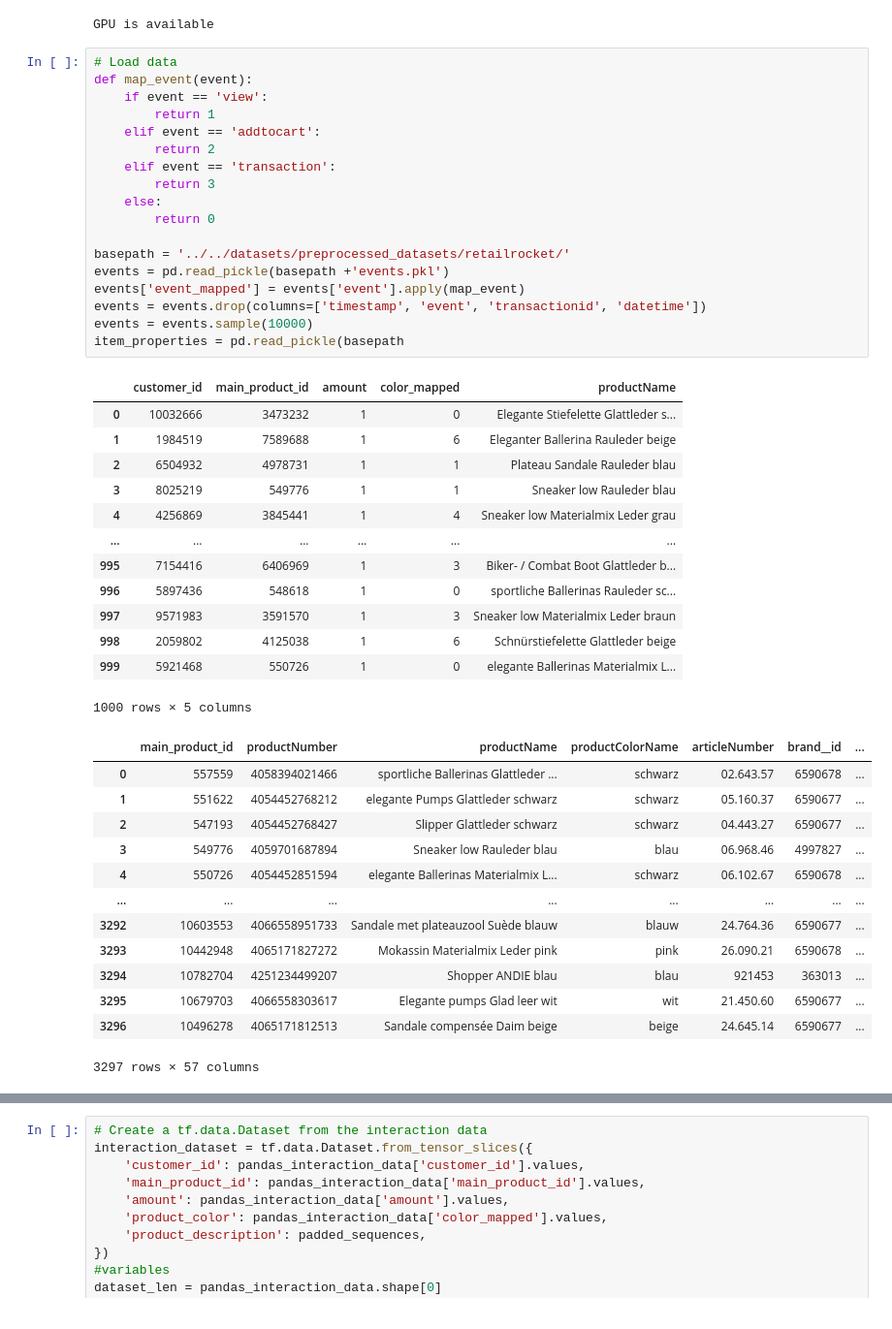
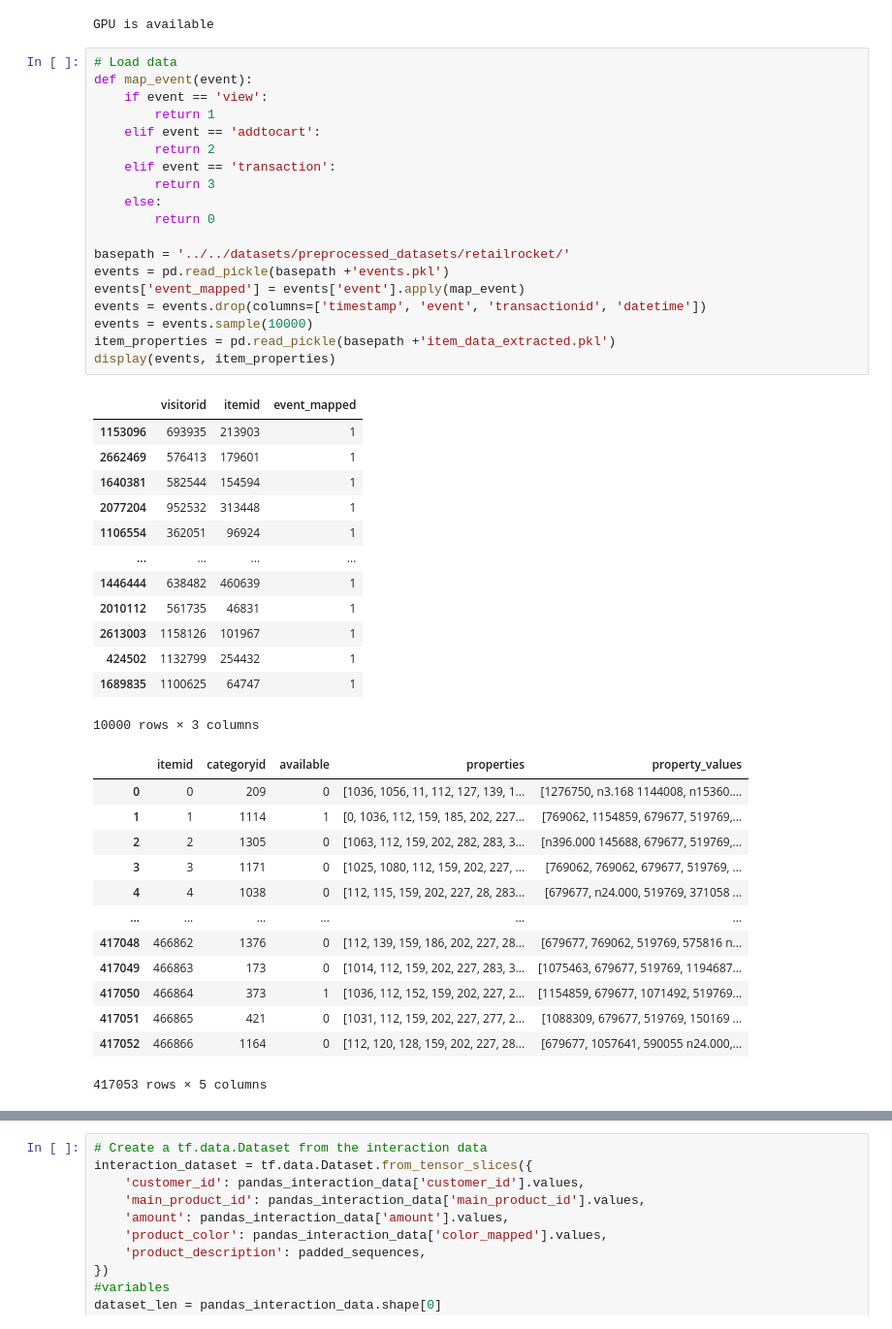
Before and after one commit to tomhuber96/master-thesis-practical-part, a Jupyter notebook: DL/retailrocket/detail_rocket_tensorflow_recommendations.ipynb, the cells around one changed output, grey strips where cells are left out. Shown: that part at 97% size. Drawn from its saved outputs; the diff is of its cells as text.

```diff
--- a/DL/retailrocket/detail_rocket_tensorflow_recommendations.ipynb
+++ b/DL/retailrocket/detail_rocket_tensorflow_recommendations.ipynb
@@ -22,48 +22,49 @@ GPU is available
 # %%
 # Load data
 def map_event(event):
     if event == 'view':
         return 1
     elif event == 'addtocart':
         return 2
     elif event == 'transaction':
         return 3
     else:
         return 0
 
 basepath = '../../datasets/preprocessed_datasets/retailrocket/'
 events = pd.read_pickle(basepath +'events.pkl')
 events['event_mapped'] = events['event'].apply(map_event)
 events = events.drop(columns=['timestamp', 'event', 'transactionid', 'datetime'])
 events = events.sample(10000)
-item_properties = pd.read_pickle(basepath
+item_properties = pd.read_pickle(basepath +'item_data_extracted.pkl')
+display(events, item_properties)
 # %% [output]
-|  | customer_id | main_product_id | amount | color_mapped | productName |
-| 0 | 10032666 | 3473232 | 1 | 0 | Elegante Stiefelette Glattleder s... |
-| 1 | 1984519 | 7589688 | 1 | 6 | Eleganter Ballerina Rauleder beige |
-| 2 | 6504932 | 4978731 | 1 | 1 | Plateau Sandale Rauleder blau |
-| 3 | 8025219 | 549776 | 1 | 1 | Sneaker low Rauleder blau |
-| 4 | 4256869 | 3845441 | 1 | 4 | Sneaker low Materialmix Leder grau |
-| ... | ... | ... | ... | ... | ... |
-| 995 | 7154416 | 6406969 | 1 | 3 | Biker- / Combat Boot Glattleder b... |
-| 996 | 5897436 | 548618 | 1 | 0 | sportliche Ballerinas Rauleder sc... |
-| 997 | 9571983 | 3591570 | 1 | 3 | Sneaker low Materialmix Leder braun |
-| 998 | 2059802 | 4125038 | 1 | 6 | Schnürstiefelette Glattleder beige |
-| 999 | 5921468 | 550726 | 1 | 0 | elegante Ballerinas Materialmix L... |
+|  | visitorid | itemid | event_mapped |
+| 1153096 | 693935 | 213903 | 1 |
+| 2662469 | 576413 | 179601 | 1 |
+| 1640381 | 582544 | 154594 | 1 |
+| 2077204 | 952532 | 313448 | 1 |
+| 1106554 | 362051 | 96924 | 1 |
+| ... | ... | ... | ... |
+| 1446444 | 638482 | 460639 | 1 |
+| 2010112 | 561735 | 46831 | 1 |
+| 2613003 | 1158126 | 101967 | 1 |
+| 424502 | 1132799 | 254432 | 1 |
+| 1689835 | 1100625 | 64747 | 1 |
-1000 rows × 5 columns
+10000 rows × 3 columns
-|  | main_product_id | productNumber | productName | productColorName | articleNumber | brand__id | ... |
-| 0 | 557559 | 4058394021466 | sportliche Ballerinas Glattleder ... | schwarz | 02.643.57 | 6590678 | ... |
-| 1 | 551622 | 4054452768212 | elegante Pumps Glattleder schwarz | schwarz | 05.160.37 | 6590677 | ... |
-| 2 | 547193 | 4054452768427 | Slipper Glattleder schwarz | schwarz | 04.443.27 | 6590677 | ... |
-| 3 | 549776 | 4059701687894 | Sneaker low Rauleder blau | blau | 06.968.46 | 4997827 | ... |
-| 4 | 550726 | 4054452851594 | elegante Ballerinas Materialmix L... | schwarz | 06.102.67 | 6590678 | ... |
-| ... | ... | ... | ... | ... | ... | ... | ... |
-| 3292 | 10603553 | 4066558951733 | Sandale met plateauzool Suède blauw | blauw | 24.764.36 | 6590677 | ... |
-| 3293 | 10442948 | 4065171827272 | Mokassin Materialmix Leder pink | pink | 26.090.21 | 6590678 | ... |
-| 3294 | 10782704 | 4251234499207 | Shopper ANDIE blau | blau | 921453 | 363013 | ... |
-| 3295 | 10679703 | 4066558303617 | Elegante pumps Glad leer wit | wit | 21.450.60 | 6590677 | ... |
-| 3296 | 10496278 | 4065171812513 | Sandale compensée Daim beige | beige | 24.645.14 | 6590677 | ... |
+|  | itemid | categoryid | available | properties | property_values |
+| 0 | 0 | 209 | 0 | [1036, 1056, 11, 112, 127, 139, 1... | [1276750, n3.168 1144008, n15360.... |
+| 1 | 1 | 1114 | 1 | [0, 1036, 112, 159, 185, 202, 227... | [769062, 1154859, 679677, 519769,... |
+| 2 | 2 | 1305 | 0 | [1063, 112, 159, 202, 282, 283, 3... | [n396.000 145688, 679677, 519769,... |
+| 3 | 3 | 1171 | 0 | [1025, 1080, 112, 159, 202, 227, ... | [769062, 769062, 679677, 519769, ... |
+| 4 | 4 | 1038 | 0 | [112, 115, 159, 202, 227, 28, 283... | [679677, n24.000, 519769, 371058 ... |
+| ... | ... | ... | ... | ... | ... |
+| 417048 | 466862 | 1376 | 0 | [112, 139, 159, 186, 202, 227, 28... | [679677, 769062, 519769, 575816 n... |
+| 417049 | 466863 | 173 | 0 | [1014, 112, 159, 202, 227, 283, 3... | [1075463, 679677, 519769, 1194687... |
+| 417050 | 466864 | 373 | 1 | [1036, 112, 152, 159, 202, 227, 2... | [1154859, 679677, 1071492, 519769... |
+| 417051 | 466865 | 421 | 0 | [1031, 112, 159, 202, 227, 277, 2... | [1088309, 679677, 519769, 150169 ... |
+| 417052 | 466866 | 1164 | 0 | [112, 120, 128, 159, 202, 227, 28... | [679677, 1057641, 590055 n24.000,... |
-3297 rows × 57 columns
+417053 rows × 5 columns
 # %%
 # Initialize tokenizer
 string_lookup = StringLookup()
```
Also changed, not shown: parts of 1 cell of this notebook, 2 other files.
